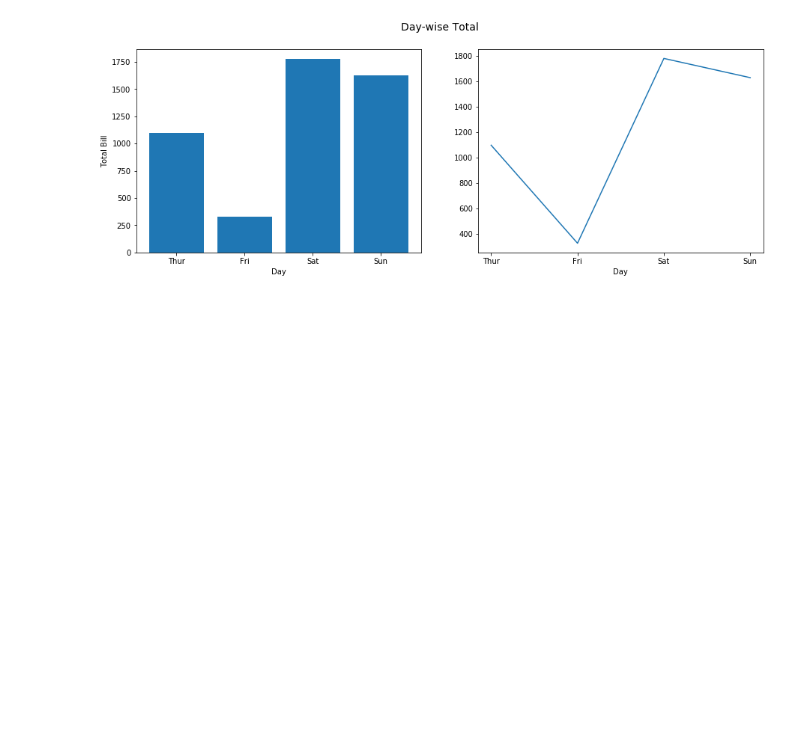
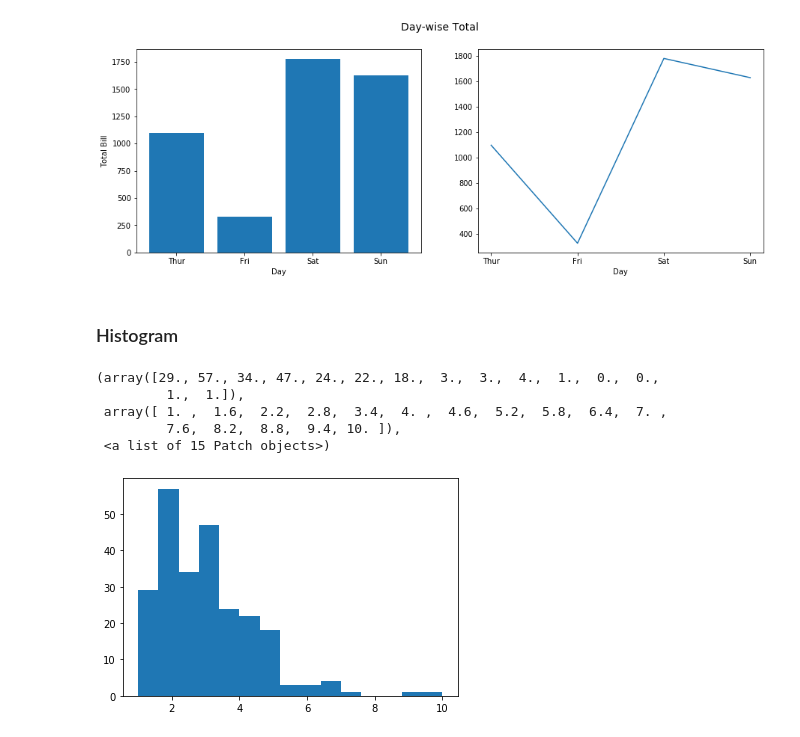
Before and after one commit to srikanthpragada/DS_06_APR_2020, a Jupyter notebook: charts/matplotlibdemo.ipynb, the cells around one changed output. Saved outputs shown, nothing was run; the diff lists cells and outputs as text; code cells hidden in the pictures; blank space fills up the shorter version.

```diff
--- a/charts/matplotlibdemo.ipynb
+++ b/charts/matplotlibdemo.ipynb
@@ -76,3 +76,14 @@ ax[1].set_xlabel("Day")
 fig.savefig("day_total.jpg")
 # %% [output]
 [figure]
+# %% [markdown]
+### Histogram
+# %%
+plt.hist(tips['tip'], bins=15)
+# %% [output]
+(array([29., 57., 34., 47., 24., 22., 18.,  3.,  3.,  4.,  1.,  0.,  0.,
+         1.,  1.]),
+ array([ 1. ,  1.6,  2.2,  2.8,  3.4,  4. ,  4.6,  5.2,  5.8,  6.4,  7. ,
+         7.6,  8.2,  8.8,  9.4, 10. ]),
+ <a list of 15 Patch objects>)
+[figure, added]
```
Also changed, not shown: parts of 12 cells of this notebook, 1 other file.
